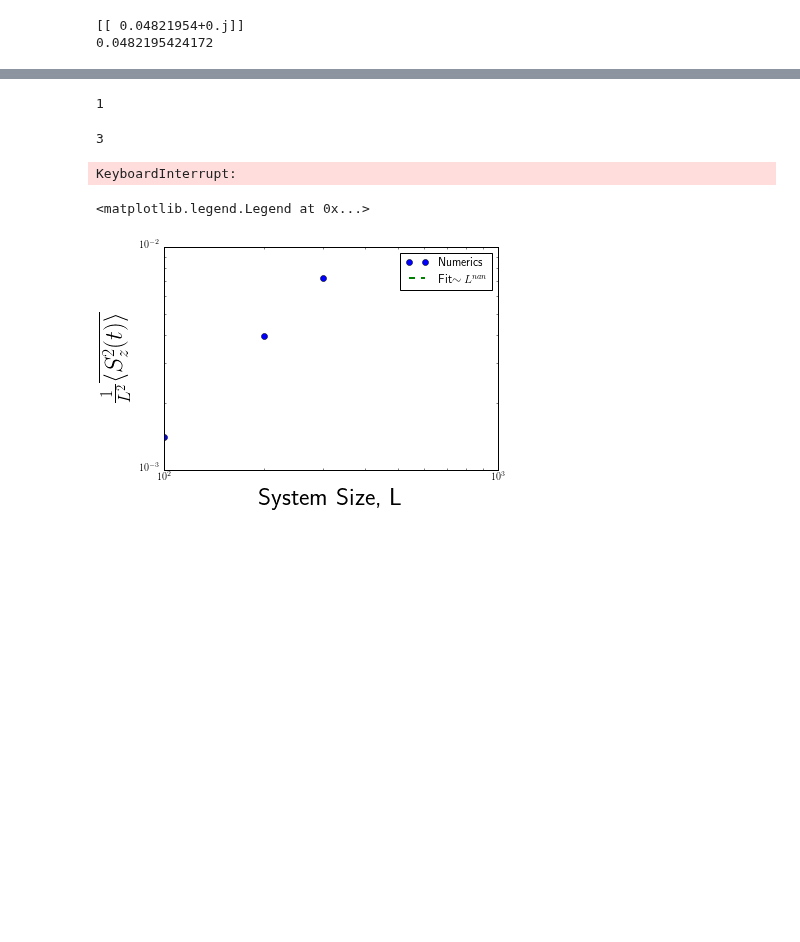
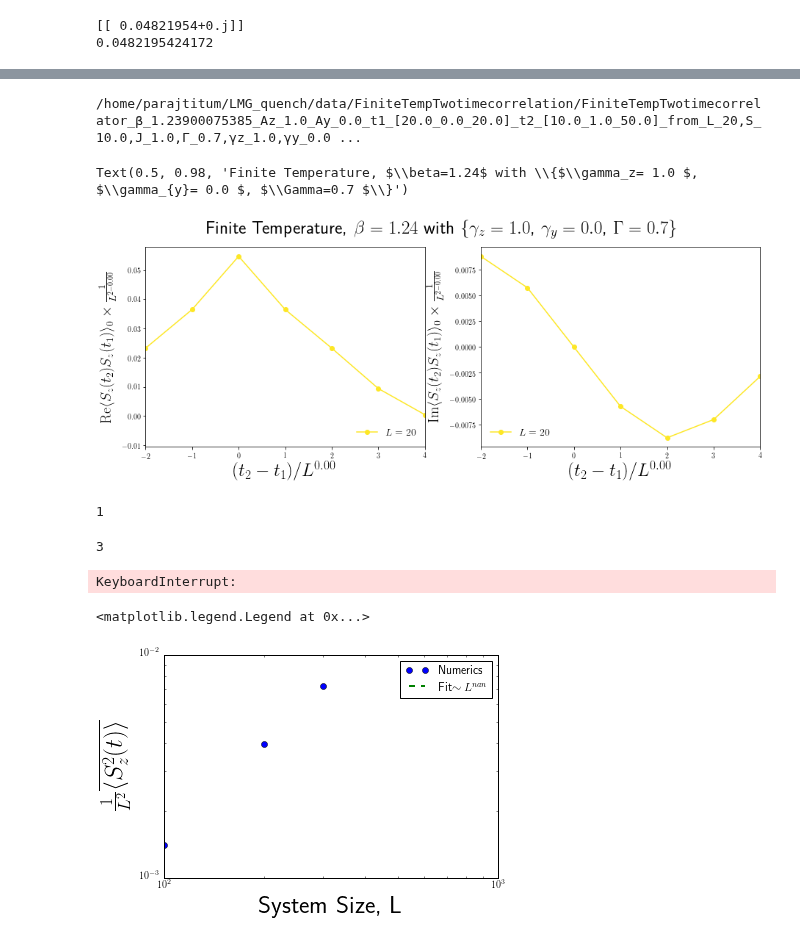
Before and after one commit to paraj003/LMG_quench, a Jupyter notebook: LMG_sim.ipynb, the cells around one changed output, grey strips where cells are left out. Drawn from its saved outputs; the diff is of its cells as text; code cells hidden in the pictures; blank space fills up the shorter version.

Commit message:
Added function to save the data from finite temperature correlation function

```diff
--- a/LMG_sim.ipynb
+++ b/LMG_sim.ipynb
@@ -1283,13 +1285,13 @@ Look at the following
 \item $\langle S^\dagger_z(t_1)S_z(t_2)\rangle_\beta$ as a function of $t_2-t_1$
 \end{itemize}
 # %%
-Larr=np.concatenate([np.arange(100,500,100)])#,np.arange(1000,2000,1000)])
-L=100
-paramvals=LMG.Ham_params(N=L,S=L/2,J=1.,γz=1.,γy=0.,Γ=0.99999)
+Larr=[20]#np.concatenate([np.arange(100,500,100)])#,np.arange(1000,2000,1000)])
+L=20
+paramvals=LMG.Ham_params(N=L,S=L/2,J=1.,γz=1.,γy=0.,Γ=0.7)
 Az=1.
 Ay=0.
 t1arr=np.array([20.])
 t2arr=np.linspace(10,50,int((50-10)/1.0)+1)#np.linspace(0.,t1,40)
 β=LMG.finitetemp_criticalβ(paramvals)
-print(1/β)
+print("Critical temperature="+str(1/β))
 # %% [output]
@@ -1302,18 +1305,20 @@ print(LMG.Finitetempmagnetizationϕ2(paramvals,β,Az,Ay))
 [[ 0.04821954+0.j]]
 0.0482195424172
 # %%
+#Check 2
 # compare 'zero temperature' result with finite tempereature result with β->inf
 #finite temperature result
-β=10
+β=10000
 t1arr=np.array([20.])
 t2arr=np.array([30.])#np.linspace(10,50,int((50-10)/1.0)+1)
 paramvals=LMG.Ham_params(N=L,S=L/2,J=1.,γz=1.,γy=0.,Γ=0.8)
 print(LMG.finitetemp_twotimecorrelation(paramvals,t1arr,t2arr,β,Az,Ay))
 
-Ham=LMG.LMG_generateHam(paramvals)
-GSenergy,vec=spla.eigs(Ham,k=1,which="SR")
-GState=vec[:,0]
 Hamquench=LMG.LMG_generateHam(paramvals)
 energyf,vecf=LA.eig(Hamquench)
+idx = energyf.argsort()
+energyf = energyf[idx]
+vecf = vecf[:,idx]
+GState=vecf[:,0]
 print(LMG.twotimecorrelation(paramvals,t1arr,t2arr,GState,energyf,vecf,Az,Ay))
 # %% [output]
@@ -1322,3 +1333,63 @@ print(LMG.twotimecorrelation(paramvals,t1arr,t2arr,GState,energyf,vecf,Az,Ay))
+# %%
+#load file and check data
+directory1='/home/parajtitum/LMG_quench/data/FiniteTempTwotimecorrelation/'
+directory2='/home/paraj/Dropbox/Research_Projects_Current/LMG_Quench/data/FiniteTempTwotimecorrelation'
+directory5='/home/parajtitum/Dropbox/Research_Projects_Current/LMG_Quench/data/FiniteTempTwotimecorrelation/'
+correlationvals=np.zeros((np.size(t2arr),np.size(Larr)),dtype=complex)
+deletelist=np.array([],dtype=int)
+for L,p in zip(Larr,range(np.size(Larr))):
+    #print('L='+str(L))#, end='\r', flush=True)
+    paramvals=LMG.Ham_params(N=L,S=L/2,J=1.,γz=1.,γy=0.,Γ=0.7)
+    #load Sz^2 data
+    filename1=directory1+'FiniteTempTwotimecorrelator_β_'+str(β)+'_Az_'+str(float(Az))+'_Ay_'+str(float(Ay))+'_t1_'+LMG.arrtostr(t1arr)+'_t2_'+LMG.arrtostr(t2arr)+'_from_'+paramvals.paramstr()+'.hdf5'
+    #print(filename1)
+    if (not os.path.exists(filename1)):
+        print("L="+str(L)+" data doesn't exist!")
+        deletelist=np.append(deletelist,int(p))
+    else:
+        #print("Loading files:\n "+filename1+"\n"+filename2)
+        with h5py.File(filename1, "r") as f:
+            correlationarr= f["correlationarr"][...]
+        correlationvals[:,p]=correlationarr
+correlationvals_nonzero=np.delete(correlationvals,deletelist,axis=1)
+Larr_nonzero2=np.delete(Larr,deletelist,axis=0)
+# %% [output]
+/home/parajtitum/LMG_quench/data/FiniteTempTwotimecorrelation/FiniteTempTwotimecorrelator_β_1.23900075385_Az_1.0_Ay_0.0_t1_[20.0_0.0_20.0]_t2_[10.0_1.0_50.0]_from_L_20,S_10.0,J_1.0,Γ_0.7,γz_1.0,γy_0.0 ...
+# %%
+stLind=0 #plots for L values in Larr[stLind:]
+#colormap
+cmap=plt.cm.get_cmap('viridis_r')
+colors = cmap(np.linspace(0,1,np.size(Larr_nonzero2[stLind:])))
+#finite size scaling collapse
+mtR=0#1/3#0.17
+mzR=0#2/3#0.33
+plt.figure(figsize=[15,5])
+plt.subplot(1,2,1)
+for L,p in zip(Larr_nonzero2[stLind:],range(stLind,np.size(Larr_nonzero2))):
+    #print(p)
+    plt.plot((t2arr-t1arr[0])/L**mtR,(np.real(correlationvals_nonzero[:,p]))/L**(2-mzR),'-o',color=colors[p-stLind],label='$L=%d$'% L)
+#plt.plot(t2arr-t1arr[0],analytic_correlation_real,label='Analytic')
+plt.xlabel('$(t_2-t_1)/L^{%.2f}$'% mtR,fontsize=25)
+plt.ylabel('${\\rm Re}\\langle S_z(t_2)S_z(t_1)\\rangle_0\\times\\frac{1}{L^{2-%.2f}}$'%mzR,fontsize=20)
+plt.xlim(-2,4)
+#plt.ylim (-0.16,0.195)
+plt.legend(fontsize=14,frameon=False,loc=4)
+plt.subplot(1,2,2)
+mtI=0#1/3#1/6
+mzI=0#2/3
+for L,p in zip(Larr_nonzero2[stLind:],range(stLind,np.size(Larr_nonzero2))):
+    #print(p)
+    plt.plot((t2arr-t1arr[0])/L**mtI,(np.imag(correlationvals_nonzero[:,p]))/L**(2-mzI),'-o',color=colors[p-stLind],label='$L=%d$'% L)
+#plt.plot(t2arr-t1arr[0],analytic_correlation_real,label='Analytic')
+plt.xlabel('$(t_2-t_1)/L^{%.2f}$'% mtI,fontsize=25)
+plt.ylabel('${\\rm Im}\\langle S_z(t_2)S_z(t_1)\\rangle_0\\times\\frac{1}{L^{2-%.2f}}$'%mzI,fontsize=20)
+plt.xlim(-2,4)
+#plt.ylim(-0.3,0.3)
+plt.legend(fontsize=14,frameon=False,loc=3)
+plt.suptitle('Finite Temperature, $\\beta=%.2f$ with \\{$\\gamma_z= %.1f $, $\\gamma_{y}= %.1f $, $\Gamma=%.1f $\\}'%(β,paramvals.γz,paramvals.γy,paramvals.Γ),fontsize=25)
+# %% [output]
+Text(0.5, 0.98, 'Finite Temperature, $\\beta=1.24$ with \\{$\\gamma_z= 1.0 $, $\\gamma_{y}= 0.0 $, $\\Gamma=0.7 $\\}')
+[figure, added]
 # %%
 #<Sz(t1)Sz(t1)>_β is independent of time so plot as a function of Larr to check thermal result.
 magsqβarr=np.zeros(np.size(Larr),dtype=complex)
```
Also changed, not shown: parts of 5 cells of this notebook, 1 other file.
